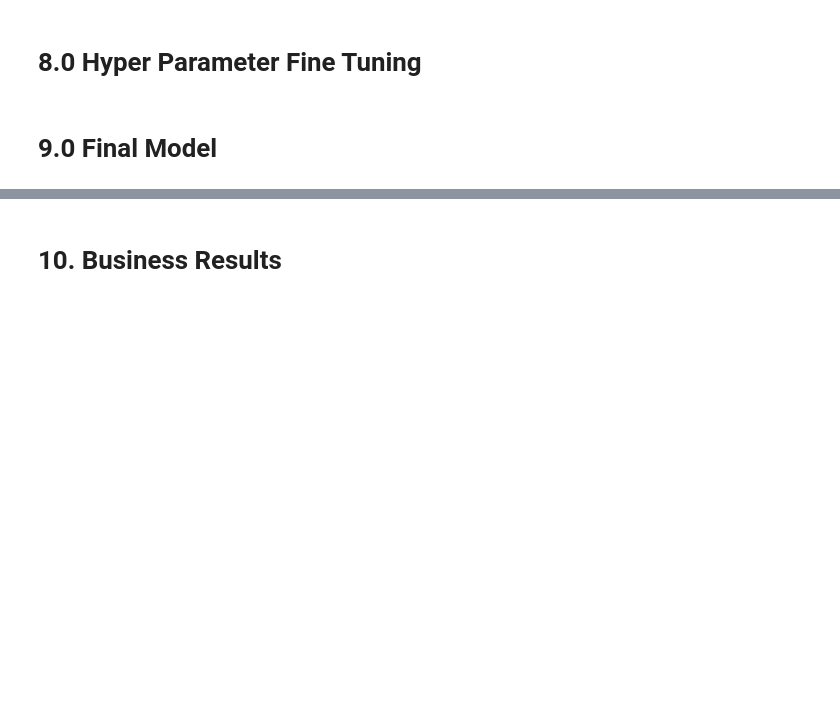
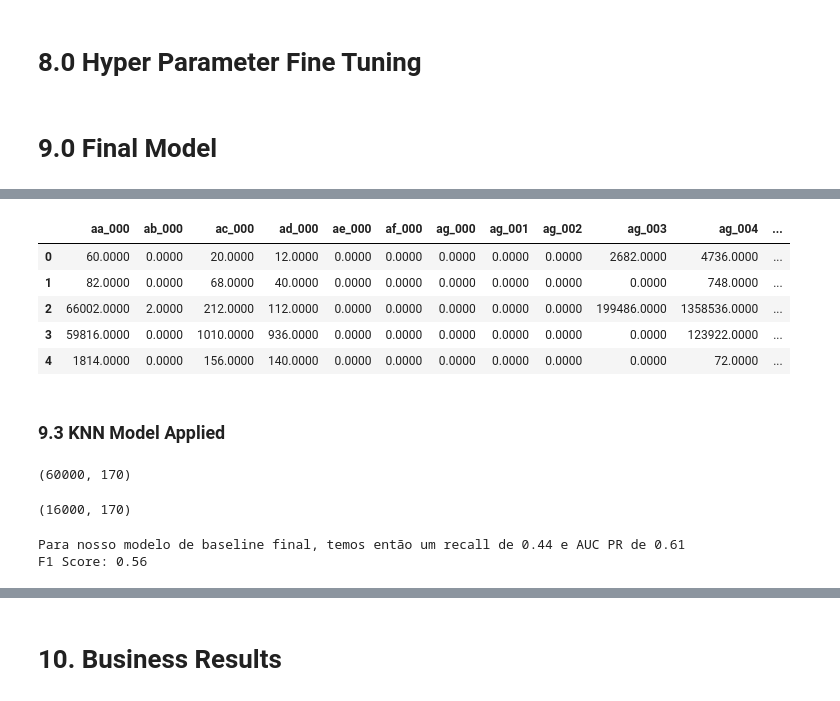
Before and after one commit to malheiros7j/truck_system_classifier, a Jupyter notebook: notebooks/ciclo01_air_system_truck.ipynb, the cells around one changed output, grey strips where cells are left out. Drawn from its saved outputs; the diff is of its cells as text; code cells hidden in the pictures; blank space fills up the shorter version.

```diff
--- a/notebooks/ciclo01_air_system_truck.ipynb
+++ b/notebooks/ciclo01_air_system_truck.ipynb
@@ -518,5 +504,24 @@ df_test['class'] = df_test['class'].apply(lambda x: 1 if x == 'pos' else 0)
 # %%
 x_test = df_test.drop(['class'],axis=1)
 y_test = df_test['class']
+# %%
+x_test.head()
+# %% [output]
+|  | aa_000 | ab_000 | ac_000 | ad_000 | ae_000 | af_000 | ag_000 | ag_001 | ag_002 | ag_003 | ag_004 | ... |
+| 0 | 60.0000 | 0.0000 | 20.0000 | 12.0000 | 0.0000 | 0.0000 | 0.0000 | 0.0000 | 0.0000 | 2682.0000 | 4736.0000 | ... |
+| 1 | 82.0000 | 0.0000 | 68.0000 | 40.0000 | 0.0000 | 0.0000 | 0.0000 | 0.0000 | 0.0000 | 0.0000 | 748.0000 | ... |
+| 2 | 66002.0000 | 2.0000 | 212.0000 | 112.0000 | 0.0000 | 0.0000 | 0.0000 | 0.0000 | 0.0000 | 199486.0000 | 1358536.0000 | ... |
+| 3 | 59816.0000 | 0.0000 | 1010.0000 | 936.0000 | 0.0000 | 0.0000 | 0.0000 | 0.0000 | 0.0000 | 0.0000 | 123922.0000 | ... |
+| 4 | 1814.0000 | 0.0000 | 156.0000 | 140.0000 | 0.0000 | 0.0000 | 0.0000 | 0.0000 | 0.0000 | 0.0000 | 72.0000 | ... |
+# %% [markdown]
+### 9.3 KNN Model Applied
+# %%
+x_train_final.shape
+# %% [output]
+(60000, 170)
+# %%
+x_test.shape
+# %% [output]
+(16000, 170)
 # %%
 knn = KNeighborsClassifier(n_neighbors=5)
@@ -526,7 +532,10 @@ yhat_knn = knn.predict(x_test)
 # %%
 recall = recall_score(y_test, yhat_knn)
-precision = precision_score(y_test,yhat_knn)
+auc_pr = average_precision_score(y_test,yhat_knn_proba[:,1])
 f1score = f1_score(y_test,yhat_knn)
 
-print('Para nosso modelo de baseline, temos então um recall de {} e precision de {}'.format(recall,precision))
-print('F1 Score: {}'.format(f1score))
+print('Para nosso modelo de baseline final, temos então um recall de {:.2f} e AUC PR de {:.2f}'.format(recall,auc_pr))
+print('F1 Score: {:.2f}'.format(f1score))
+# %% [output]
+Para nosso modelo de baseline final, temos então um recall de 0.44 e AUC PR de 0.61
+F1 Score: 0.56
```
Also changed, not shown: parts of 71 cells of this notebook, 6 other files.
